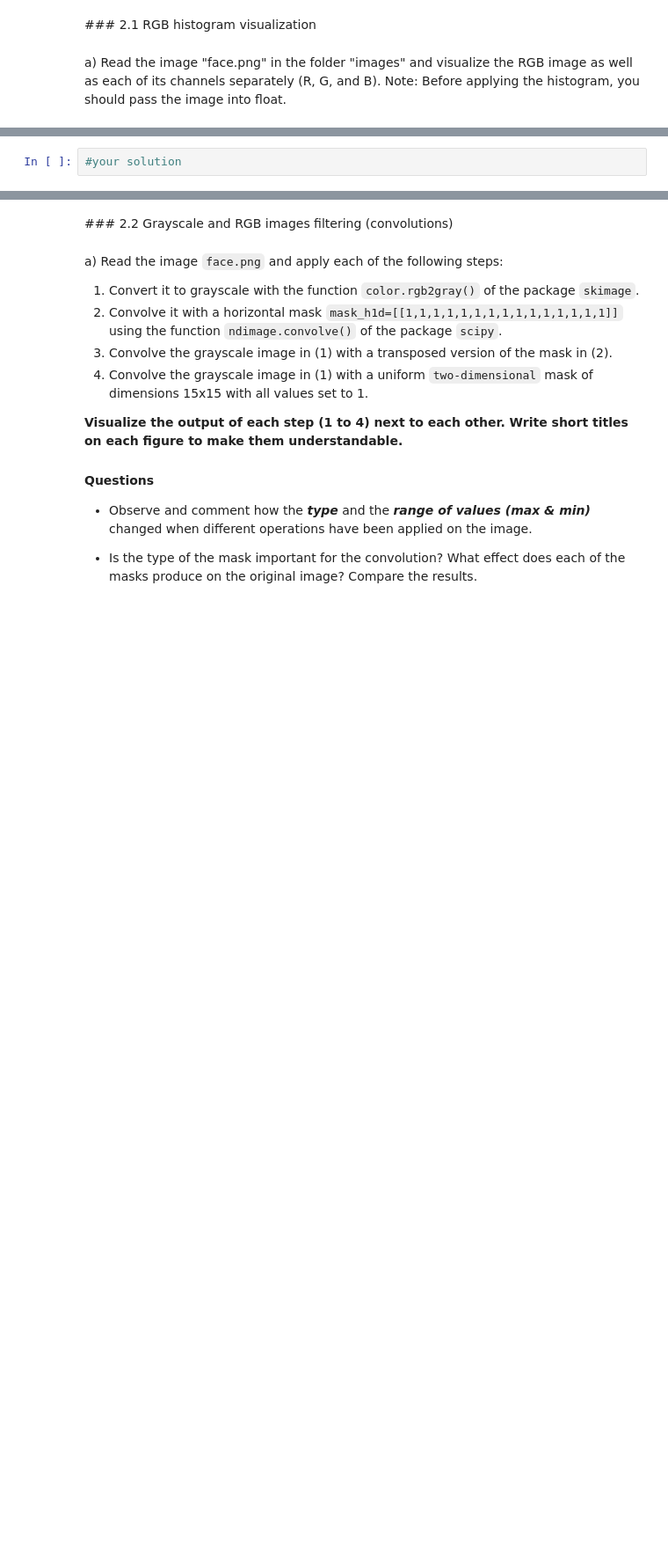
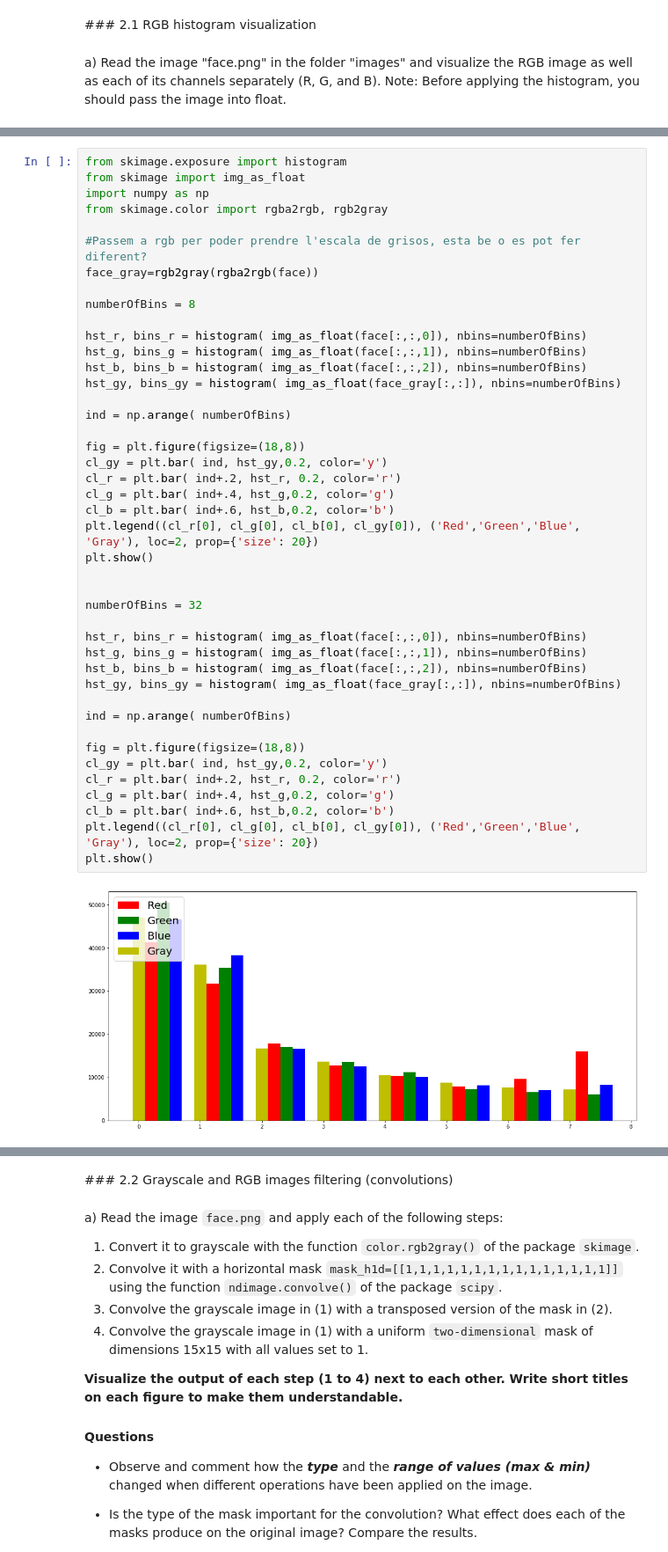
Before and after one commit to PauSolerValades/VA, a Jupyter notebook: Practica2/p2_2021-2022.ipynb, the cells around one changed output, grey strips where cells are left out. Shown: that part at 88% size. Drawn from its saved outputs; the diff is of its cells as text; blank space fills up the shorter version.

```diff
--- a/Practica2/p2_2021-2022.ipynb
+++ b/Practica2/p2_2021-2022.ipynb
@@ -58,5 +84,48 @@ Hint : the `exposure` module within the `skimage` library makes the histogram ex
 Help: [matplotlib image tutorial](https://matplotlib.org/users/image_tutorial.html)
 
 <img src='images_for_notebook/ex21a.png'>
-# %%
-#your solution
+# %%
+from skimage.exposure import histogram
+from skimage import img_as_float
+import numpy as np
+from skimage.color import rgba2rgb, rgb2gray
+
+#Passem a rgb per poder prendre l'escala de grisos, esta be o es pot fer diferent?
+face_gray=rgb2gray(rgba2rgb(face))
+
+numberOfBins = 8
+
+hst_r, bins_r = histogram( img_as_float(face[:,:,0]), nbins=numberOfBins)
+hst_g, bins_g = histogram( img_as_float(face[:,:,1]), nbins=numberOfBins)
+hst_b, bins_b = histogram( img_as_float(face[:,:,2]), nbins=numberOfBins)
+hst_gy, bins_gy = histogram( img_as_float(face_gray[:,:]), nbins=numberOfBins)
+
+ind = np.arange( numberOfBins)
+
+fig = plt.figure(figsize=(18,8))
+cl_gy = plt.bar( ind, hst_gy,0.2, color='y')
+cl_r = plt.bar( ind+.2, hst_r, 0.2, color='r')
+cl_g = plt.bar( ind+.4, hst_g,0.2, color='g')
+cl_b = plt.bar( ind+.6, hst_b,0.2, color='b')
+plt.legend((cl_r[0], cl_g[0], cl_b[0], cl_gy[0]), ('Red','Green','Blue', 'Gray'), loc=2, prop={'size': 20})
+plt.show()
+
+
+numberOfBins = 32
+
+hst_r, bins_r = histogram( img_as_float(face[:,:,0]), nbins=numberOfBins)
+hst_g, bins_g = histogram( img_as_float(face[:,:,1]), nbins=numberOfBins)
+hst_b, bins_b = histogram( img_as_float(face[:,:,2]), nbins=numberOfBins)
+hst_gy, bins_gy = histogram( img_as_float(face_gray[:,:]), nbins=numberOfBins)
+
+ind = np.arange( numberOfBins)
+
+fig = plt.figure(figsize=(18,8))
+cl_gy = plt.bar( ind, hst_gy,0.2, color='y')
+cl_r = plt.bar( ind+.2, hst_r, 0.2, color='r')
+cl_g = plt.bar( ind+.4, hst_g,0.2, color='g')
+cl_b = plt.bar( ind+.6, hst_b,0.2, color='b')
+plt.legend((cl_r[0], cl_g[0], cl_b[0], cl_gy[0]), ('Red','Green','Blue', 'Gray'), loc=2, prop={'size': 20})
+plt.show()
+# %% [output]
+[figure, added]
```
Also changed, not shown: parts of 5 cells of this notebook.
